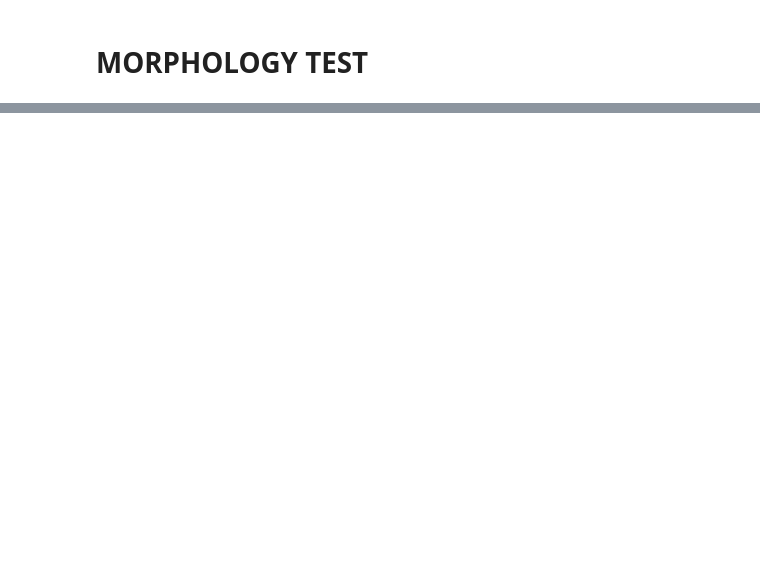
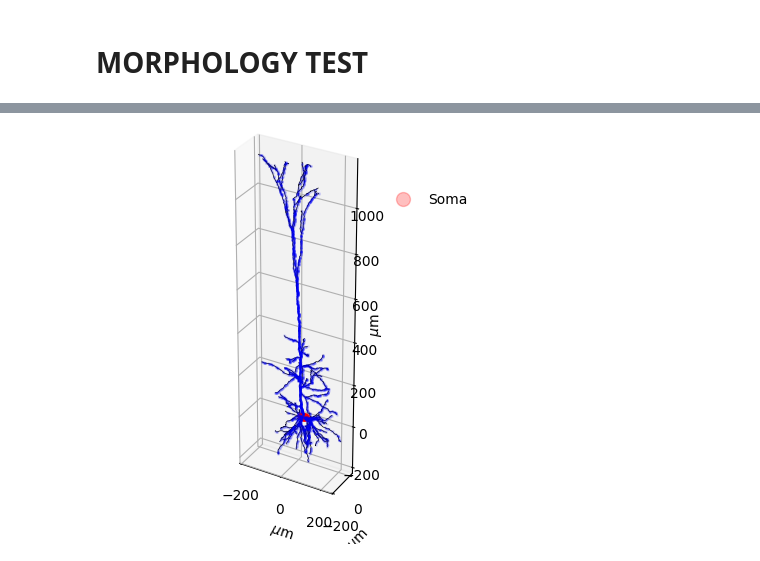
Before and after one commit to hannatolle/synergisticDendrites, a Jupyter notebook: NeuronClass_Edu.ipynb, the cells around one changed output, grey strips where cells are left out. Saved outputs shown, nothing was run; the diff lists cells and outputs as text; code cells hidden in the pictures; blank space fills up the shorter version.

```diff
--- a/NeuronClass_Edu.ipynb
+++ b/NeuronClass_Edu.ipynb
@@ -424,6 +583,7 @@ def Select_Input_sections(List,Sections,dendIdx,typ="dend",Cell="Pyr_p1_",rangeL
     return dendIdxSour
 # %%
 import pandas as pd
+import os
 
 List = pd.read_csv("DATA/Morpho_data_Pyr_p1_.csv")
 
@@ -431,6 +591,6 @@ CellName = List["Cell_name"][0]
 
 #h.load_file(filename)
 
-Sections = [i for i in h.allsec()]
+Sections = [i for i in h.allsec() if ("axon" not in str(i))and("soma" not in str(i))]
 
-Soma = [i for i in Sections if "soma" in str(i)]
+Soma = [i for i in h.allsec() if "soma" in str(i)]
@@ -437,32 +613,42 @@ Soma = [i for i in Sections if "soma" in str(i)]
 # %%
 rate = 10
 
-tmax = 20000 #ms
+tmax = 210000 #ms
 
 #Number of sources
 numSour = 2
 
 #Parameters for decorrelate inputs
 noiM = 0 #Mean of time deviation (gaussian dist)
-noiStd = 10#Standart deviation of time deviation (gaussian dist)
+noiStd = 10 #Standart deviation of time deviation (gaussian dist)
 
-#NUmber of noisy synapses and inputs
-numNoiseInputs = 100
+#Number of noisy synapses and inputs
+numNoiseInputs = 5000
 
 #numNoiseInputsApic = 20
 
-dt = 0.0125
+dt = 0.0125 # ok
+
+timebin = 1
 
 h.dt = dt
 
 #Parameters
-loc = 0.5
-e = 0
 delay = 0
-weight = 0.025
+
+We = {"AMPA" : 0.000592, "NMDA":0.00053, "Both":0.000287}
+
+Case = "Both"
 
 #Different time constants for E and I synapses
-tauE = [2,4]
-tauI = [2,4]
+#AMPA: 0.2 ms rise, 1.7 ms decay
+#NMDA: 2 ms rise, 20 ms decay
+#GABA: 1 ms rise, 5 ms decay
+tau_AMPA = [0.2,1.7] #AMPA
+tau_NMDA = [2,20] #NMDA
+tau_GABA = [1,5] #GABA
 
-dendIdx = Select_Noise_sections(List,Sections,Cell=CellName,numNoiseInputs=numNoiseInputs)
+thres = -30
+
+#TESTS
+#Compute time average synaptic conductance
@@ -468,0 +829,8 @@ dendIdx = Select_Noise_sections(List,Sections,Cell=CellName,numNoiseInputs=numNo
+# %%
+pp = [0.8,0.2]
+
+ee,loc,dendIdx = Background(Sections,numNoiseInputs,pp=pp,Plot=True)
+
+numNoiseInputs = len(ee)
+# %% [output]
+[figure, added]
```
Also changed, not shown: parts of 79 cells of this notebook.
